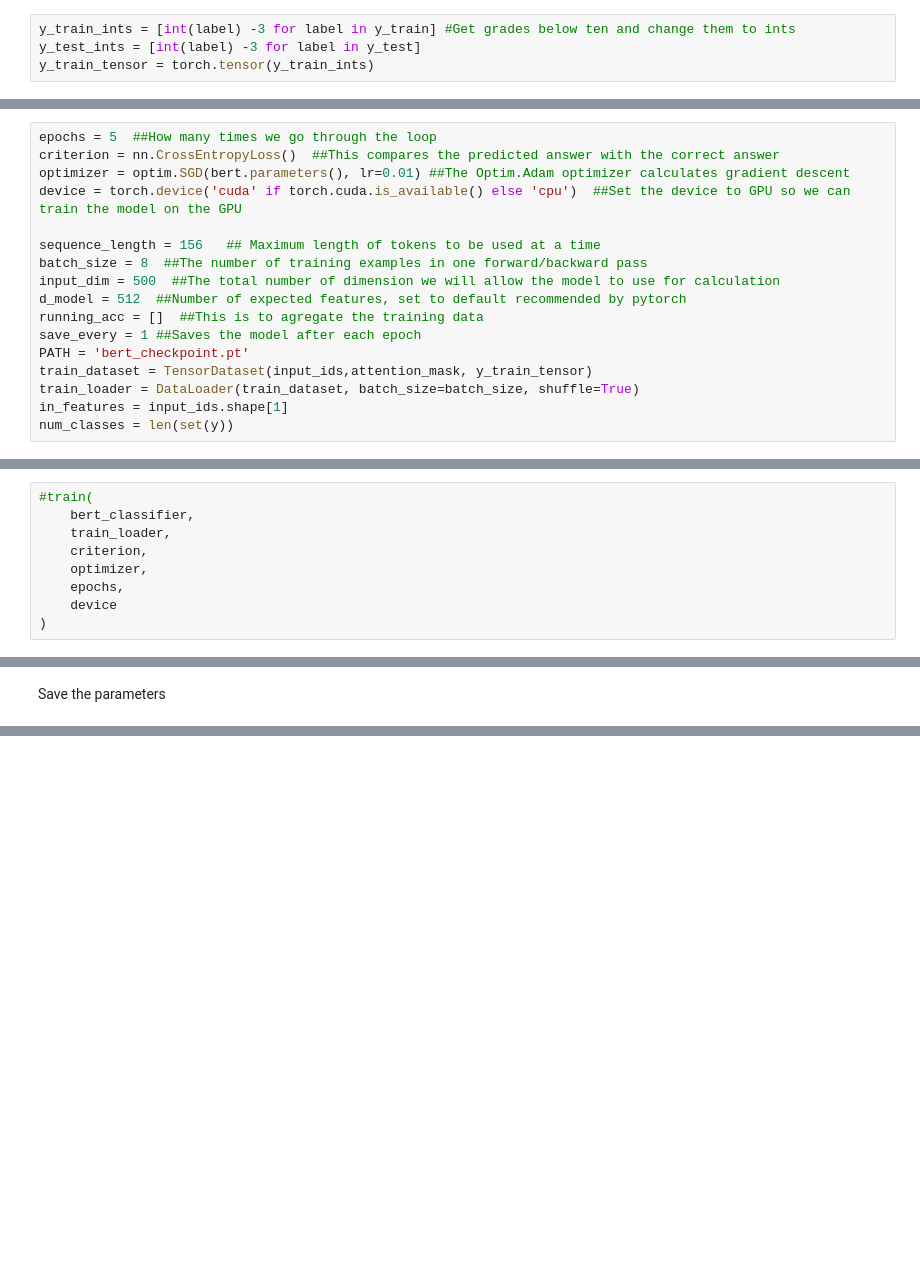
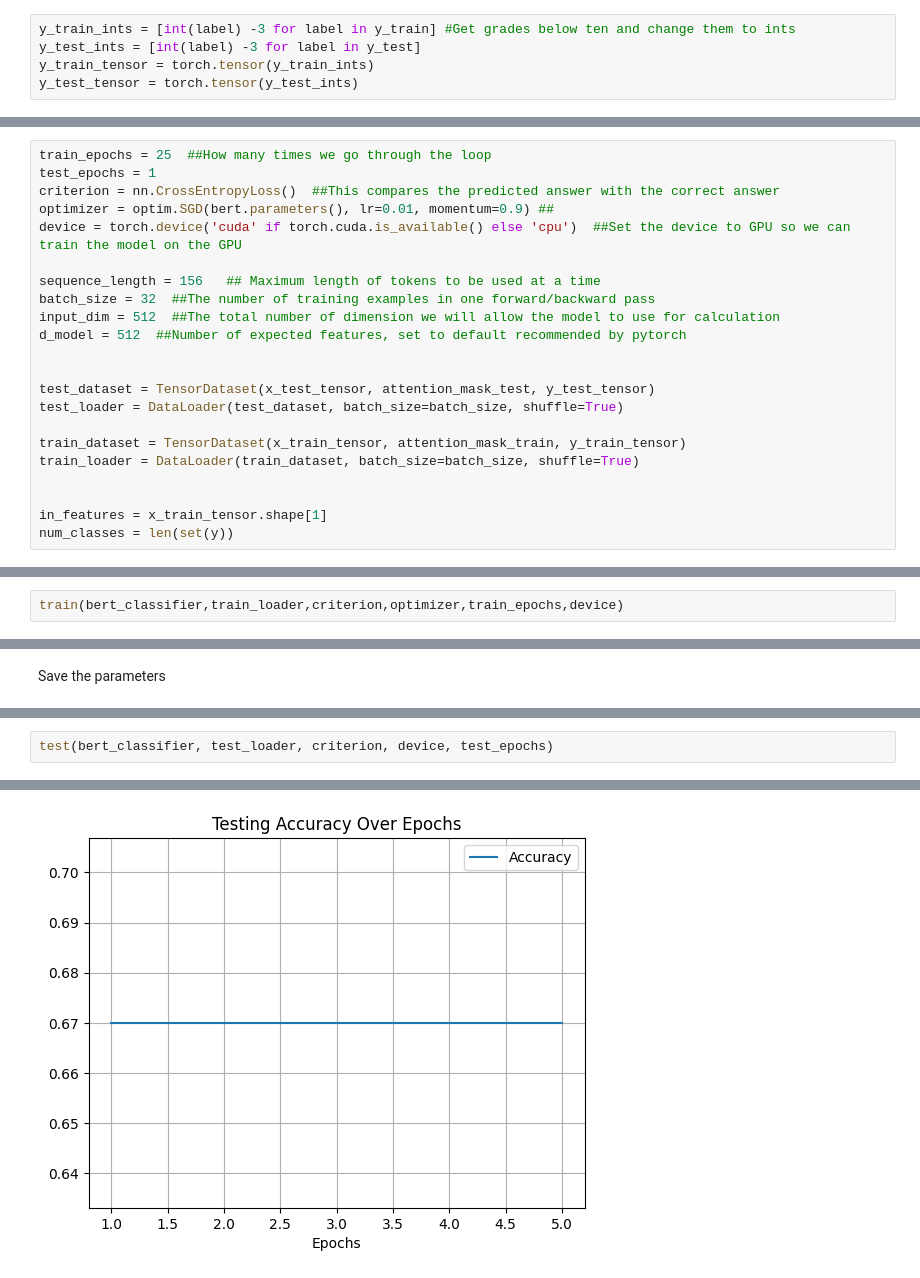
Before and after one commit to CoreyJness/studybot_da_capstone, a Jupyter notebook: capstonev2.ipynb, the cells around one changed output, grey strips where cells are left out. Drawn from its saved outputs; the diff is of its cells as text; blank space fills up the shorter version.

Commit message:
Model at around 67% testing accuracy.

```diff
--- a/capstonev2.ipynb
+++ b/capstonev2.ipynb
@@ -107,6 +156,7 @@ attention_mask = x_train["attention_mask"]
 y_train_ints = [int(label) -3 for label in y_train] #Get grades below ten and change them to ints
 y_test_ints = [int(label) -3 for label in y_test]
 y_train_tensor = torch.tensor(y_train_ints)
+y_test_tensor = torch.tensor(y_test_ints)
 # %%
 device = 'cuda' if torch.cuda.is_available() else 'cpu'
 # %% [markdown]
@@ -213,21 +263,26 @@ bert = DualBertModel(config)
 # %% [markdown]
 Create the hyperparameters.  You can tinker with training times, sizes, and loops here.
 # %%
-epochs = 5  ##How many times we go through the loop
+train_epochs = 25  ##How many times we go through the loop
+test_epochs = 1
 criterion = nn.CrossEntropyLoss()  ##This compares the predicted answer with the correct answer
-optimizer = optim.SGD(bert.parameters(), lr=0.01) ##The Optim.Adam optimizer calculates gradient descent
+optimizer = optim.SGD(bert.parameters(), lr=0.01, momentum=0.9) ##
 device = torch.device('cuda' if torch.cuda.is_available() else 'cpu')  ##Set the device to GPU so we can train the model on the GPU
 
 sequence_length = 156   ## Maximum length of tokens to be used at a time
-batch_size = 8  ##The number of training examples in one forward/backward pass
-input_dim = 500  ##The total number of dimension we will allow the model to use for calculation
+batch_size = 32  ##The number of training examples in one forward/backward pass
+input_dim = 512  ##The total number of dimension we will allow the model to use for calculation
 d_model = 512  ##Number of expected features, set to default recommended by pytorch
-running_acc = []  ##This is to agregate the training data
-save_every = 1 ##Saves the model after each epoch
-PATH = 'bert_checkpoint.pt'
-train_dataset = TensorDataset(input_ids,attention_mask, y_train_tensor)
+
+
+test_dataset = TensorDataset(x_test_tensor, attention_mask_test, y_test_tensor)
+test_loader = DataLoader(test_dataset, batch_size=batch_size, shuffle=True)
+
+train_dataset = TensorDataset(x_train_tensor, attention_mask_train, y_train_tensor)
 train_loader = DataLoader(train_dataset, batch_size=batch_size, shuffle=True)
-in_features = input_ids.shape[1]
+
+
+in_features = x_train_tensor.shape[1]
 num_classes = len(set(y))
 # %% [markdown]
 Move the model and an instance of the classifier to the GPU
@@ -253,10 +297,3 @@ Use Bert to classify the data -- Running this training function requires approxi
 # %%
-#train(
-    bert_classifier,
-    train_loader,
-    criterion,
-    optimizer,
-    epochs,
-    device
-)
+train(bert_classifier,train_loader,criterion,optimizer,train_epochs,device)
 # %% [output]
@@ -274,0 +351,3 @@ Save the parameters
+# %%
+test(bert_classifier, test_loader, criterion, device, test_epochs)
+# %% [output]
@@ -274,0 +365 @@ Save the parameters
+[figure, added]
```
Also changed, not shown: parts of 14 cells of this notebook, 3 other files.
